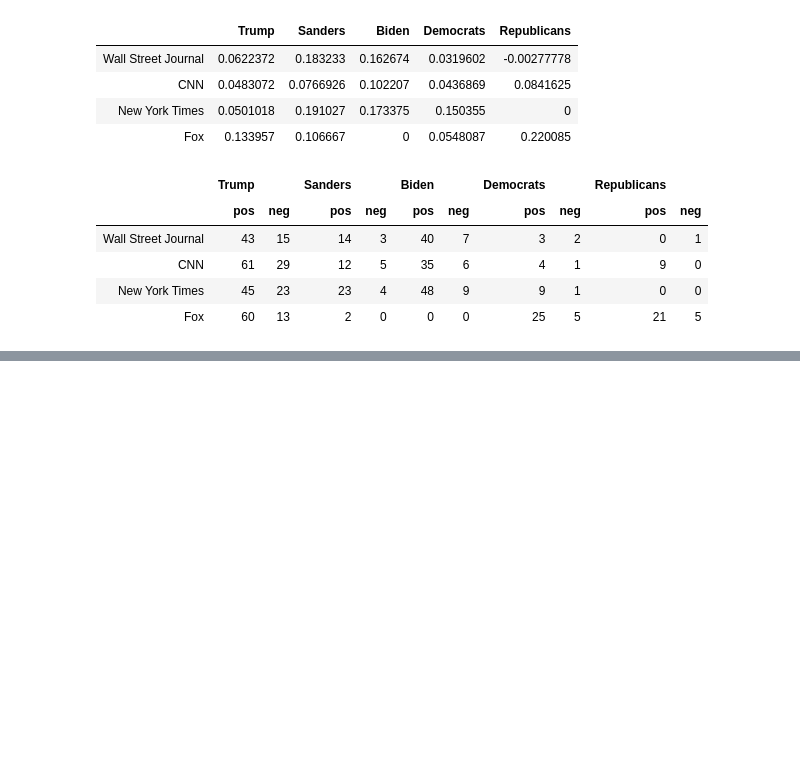
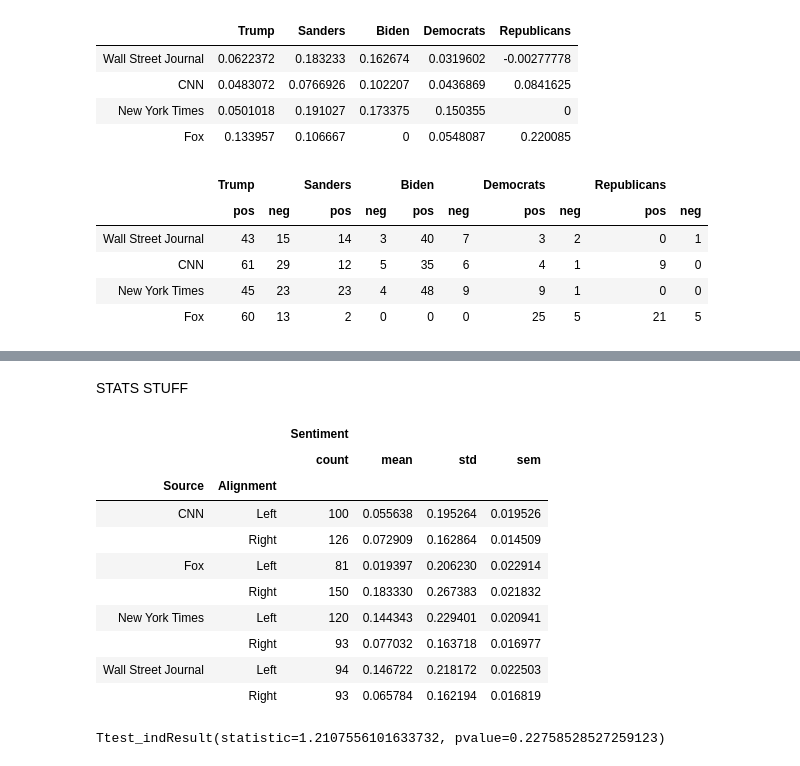
Before and after one commit to abbycossette/Tweet-Data, a Jupyter notebook: dataframes.ipynb, the cells around one changed output, grey strips where cells are left out. Cells and saved outputs as stored; diff of their text form; code cells hidden in the pictures; blank space fills up the shorter version.

```diff
--- a/dataframes.ipynb
+++ b/dataframes.ipynb
@@ -254,0 +467,16 @@ graph.show()
+# %% [markdown]
+STATS STUFF
+# %%
+all_tweets.groupby(['Source', 'Alignment']).agg(["count", "mean", "std", "sem"])
+# %% [output]
+|  |  | Sentiment |  |  |  |
+|  |  | count | mean | std | sem |
+| Source | Alignment |  |  |  |  |
+| CNN | Left | 100 | 0.055638 | 0.195264 | 0.019526 |
+|  | Right | 126 | 0.072909 | 0.162864 | 0.014509 |
+| Fox | Left | 81 | 0.019397 | 0.206230 | 0.022914 |
+|  | Right | 150 | 0.183330 | 0.267383 | 0.021832 |
+| New York Times | Left | 120 | 0.144343 | 0.229401 | 0.020941 |
+|  | Right | 93 | 0.077032 | 0.163718 | 0.016977 |
+| Wall Street Journal | Left | 94 | 0.146722 | 0.218172 | 0.022503 |
+|  | Right | 93 | 0.065784 | 0.162194 | 0.016819 |
@@ -254,0 +516,4 @@ graph.show()
+# %%
+cnn_fox_left
+# %% [output]
+Ttest_indResult(statistic=1.2107556101633732, pvalue=0.22758528527259123)
```
Also changed, not shown: parts of 18 cells of this notebook.
